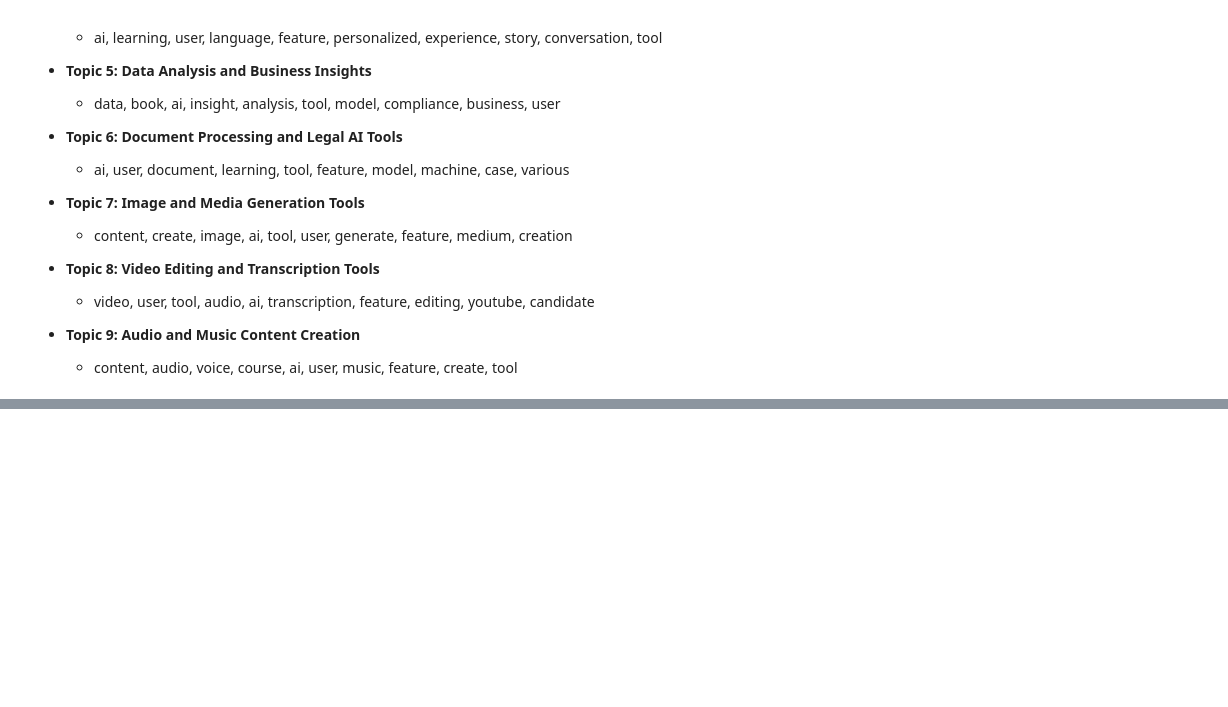
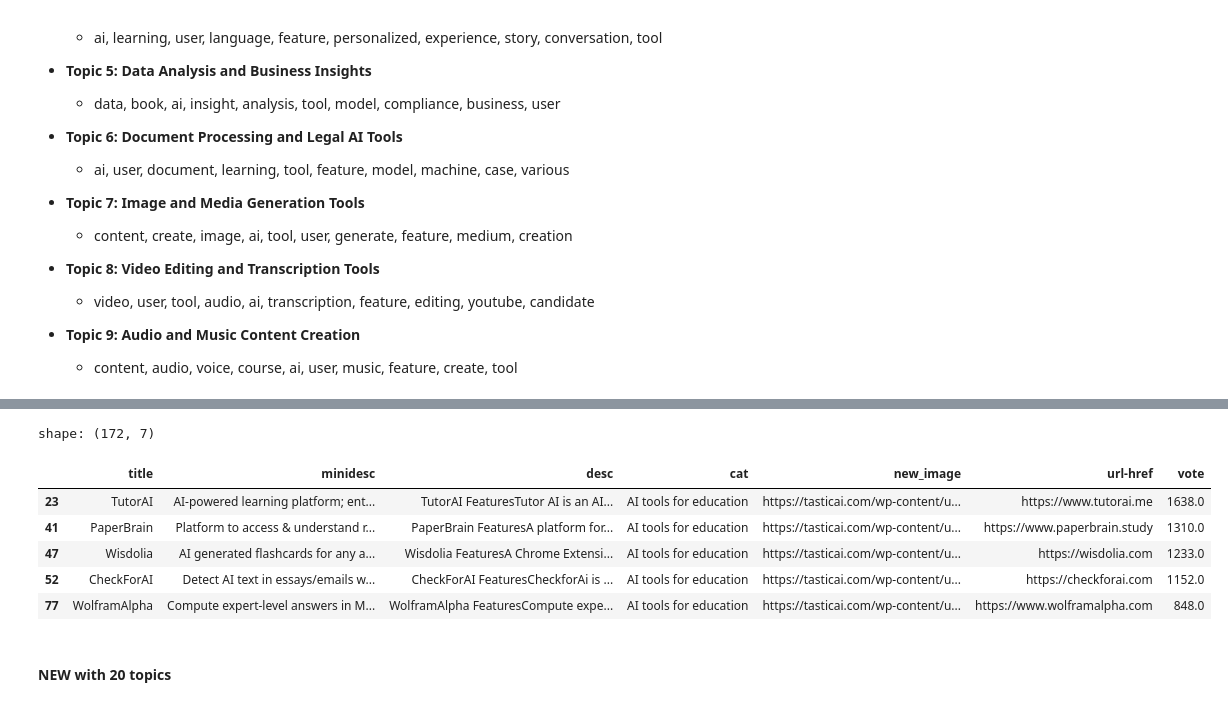
Before and after one commit to saeed-saffari/LLM_education_topic_modeling, a Jupyter notebook: topic_modeling_001.ipynb, the cells around one changed output, grey strips where cells are left out. Saved outputs shown, nothing was run; the diff lists cells and outputs as text; code cells hidden in the pictures; blank space fills up the shorter version.

```diff
--- a/topic_modeling_001.ipynb
+++ b/topic_modeling_001.ipynb
@@ -275,0 +548,12 @@ pyLDAvis.save_html(lda_display, 'lda_visualization_10_group.html')
+# %%
+edu_df = df[df['cat'] == 'AI tools for education']
+print('shape:', edu_df.shape)
+edu_df.head()
+# %% [output]
+shape: (172, 7)
+|  | title | minidesc | desc | cat | new_image | url-href | vote |
+| 23 | TutorAI | AI-powered learning platform; ent... | TutorAI FeaturesTutor AI is an AI... | AI tools for education | https://tasticai.com/wp-content/u... | https://www.tutorai.me | 1638.0 |
+| 41 | PaperBrain | Platform to access & understand r... | PaperBrain FeaturesA platform for... | AI tools for education | https://tasticai.com/wp-content/u... | https://www.paperbrain.study | 1310.0 |
+| 47 | Wisdolia | AI generated flashcards for any a... | Wisdolia FeaturesA Chrome Extensi... | AI tools for education | https://tasticai.com/wp-content/u... | https://wisdolia.com | 1233.0 |
+| 52 | CheckForAI | Detect AI text in essays/emails w... | CheckForAI FeaturesCheckforAi is ... | AI tools for education | https://tasticai.com/wp-content/u... | https://checkforai.com | 1152.0 |
+| 77 | WolframAlpha | Compute expert-level answers in M... | WolframAlpha FeaturesCompute expe... | AI tools for education | https://tasticai.com/wp-content/u... | https://www.wolframalpha.com | 848.0 |
@@ -275,0 +567,2 @@ pyLDAvis.save_html(lda_display, 'lda_visualization_10_group.html')
+# %% [markdown]
+#### NEW with 20 topics
```
Also changed, not shown: parts of 36 cells of this notebook.
